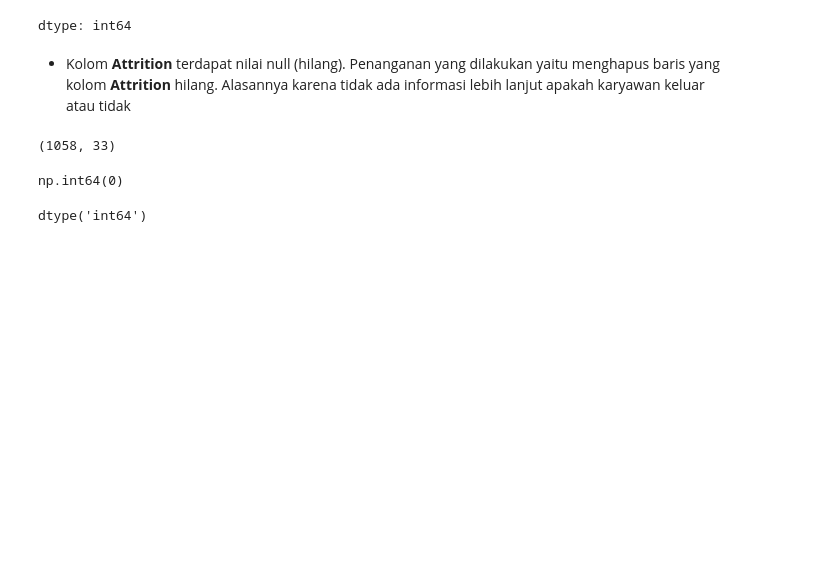
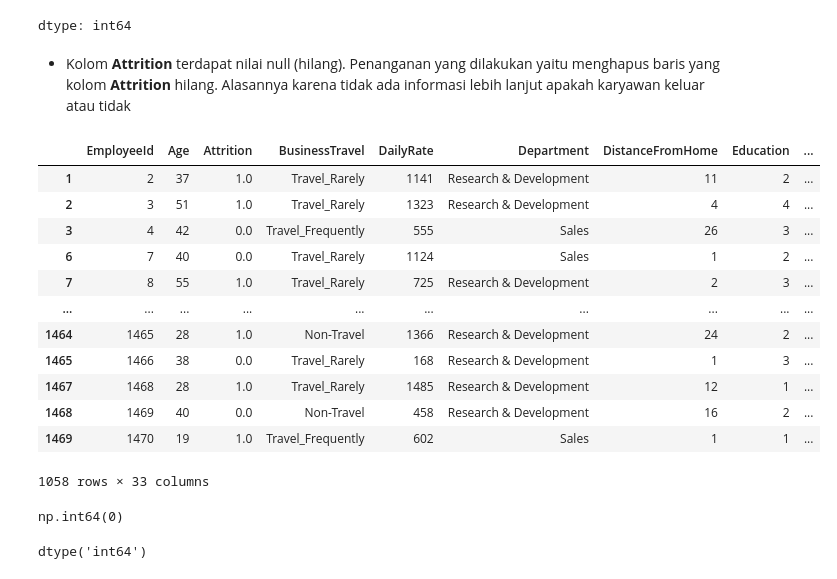
Before and after one commit to igedeaguss/Attrition-Problem, a Jupyter notebook: Attrition Notebook.ipynb, the cells around one changed output. Cells and saved outputs as stored; diff of their text form; code cells hidden in the pictures; blank space fills up the shorter version.

```diff
--- a/Attrition Notebook.ipynb
+++ b/Attrition Notebook.ipynb
@@ -190,10 +190,23 @@ dtype: int64
 # %% [markdown]
 * Kolom **Attrition** terdapat nilai null (hilang). Penanganan yang dilakukan yaitu menghapus baris yang kolom **Attrition** hilang. Alasannya karena tidak ada informasi lebih lanjut apakah karyawan keluar atau tidak
 # %%
+data_clean = data.copy()
 data_clean.dropna(inplace=True)
-data_clean.shape
+data_clean
 # %% [output]
+|  | EmployeeId | Age | Attrition | BusinessTravel | DailyRate | Department | DistanceFromHome | Education | ... |
+| 1 | 2 | 37 | 1.0 | Travel_Rarely | 1141 | Research & Development | 11 | 2 | ... |
+| 2 | 3 | 51 | 1.0 | Travel_Rarely | 1323 | Research & Development | 4 | 4 | ... |
+| 3 | 4 | 42 | 0.0 | Travel_Frequently | 555 | Sales | 26 | 3 | ... |
+| 6 | 7 | 40 | 0.0 | Travel_Rarely | 1124 | Sales | 1 | 2 | ... |
+| 7 | 8 | 55 | 1.0 | Travel_Rarely | 725 | Research & Development | 2 | 3 | ... |
+| ... | ... | ... | ... | ... | ... | ... | ... | ... | ... |
+| 1464 | 1465 | 28 | 1.0 | Non-Travel | 1366 | Research & Development | 24 | 2 | ... |
+| 1465 | 1466 | 38 | 0.0 | Travel_Rarely | 168 | Research & Development | 1 | 3 | ... |
+| 1467 | 1468 | 28 | 1.0 | Travel_Rarely | 1485 | Research & Development | 12 | 1 | ... |
+| 1468 | 1469 | 40 | 0.0 | Non-Travel | 458 | Research & Development | 16 | 2 | ... |
+| 1469 | 1470 | 19 | 1.0 | Travel_Frequently | 602 | Sales | 1 | 1 | ... |
-(1058, 33)
+1058 rows × 33 columns
 # %%
 #Cek duplikasi data
 data_clean.duplicated().sum()
```
Also changed, not shown: parts of 29 cells of this notebook, 1 other file.
